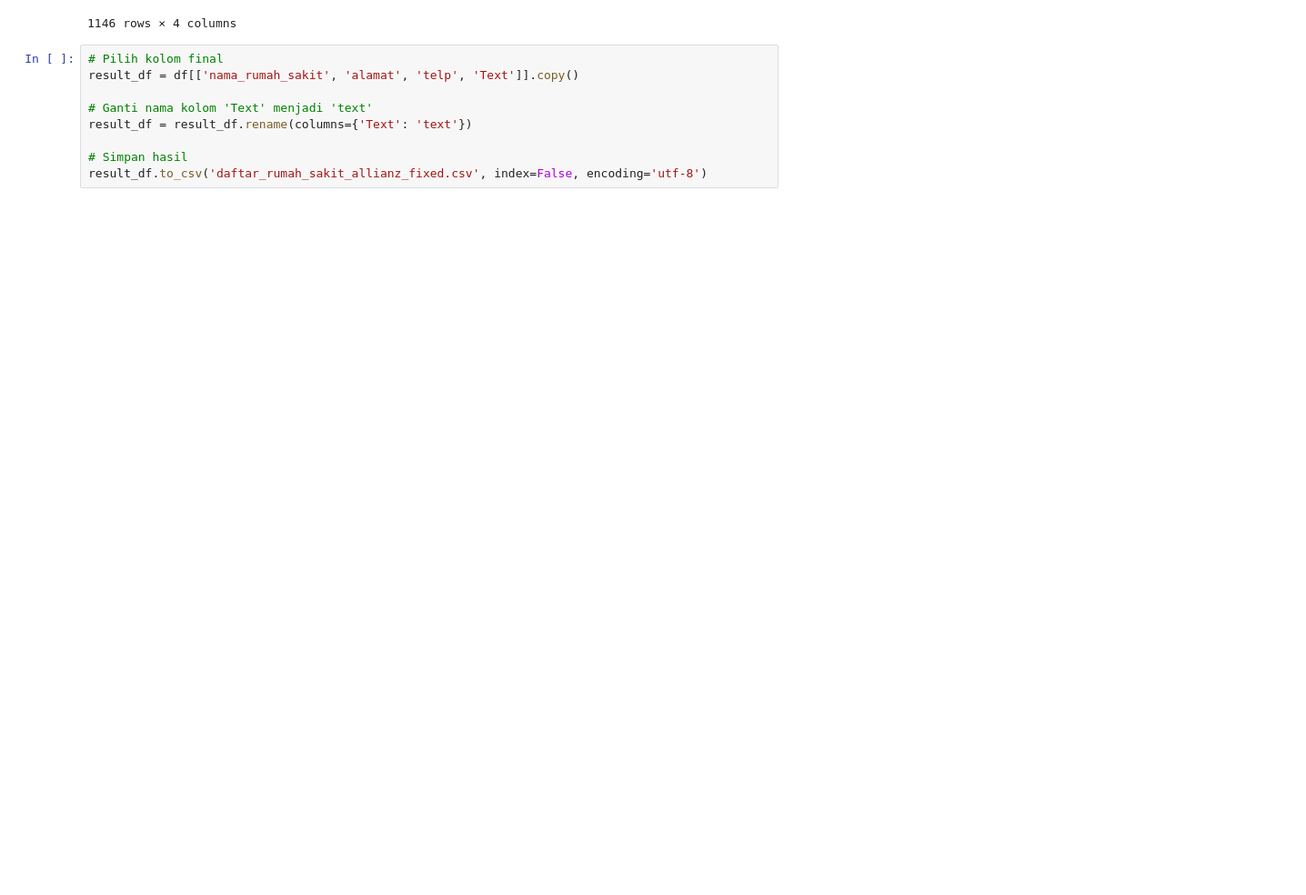
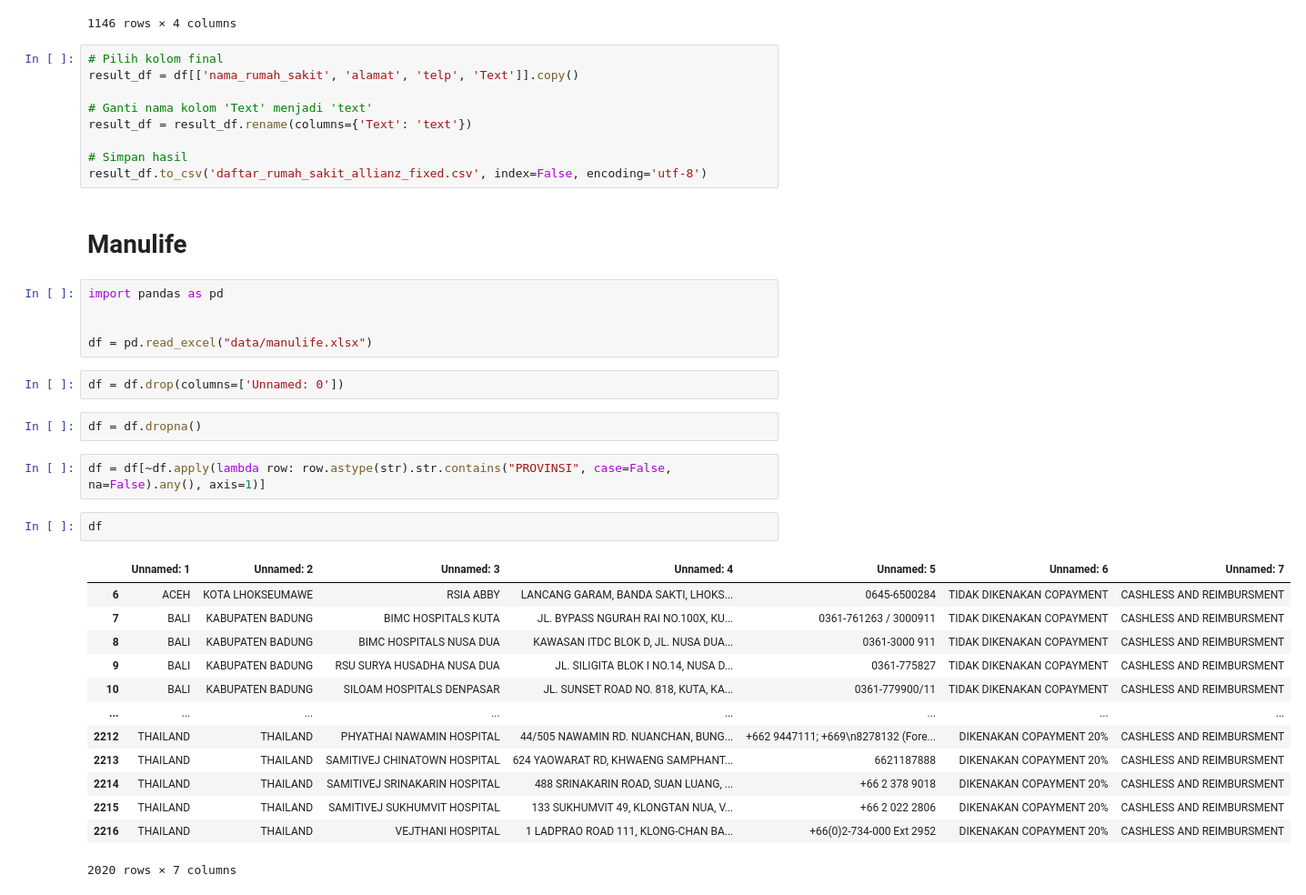
Before and after one commit to deiraaisyar/BISAcare-AI, a Jupyter notebook: daftar_rumah_sakit/xlsx/extract_xlsx_to_csv.ipynb, the cells around one changed output. Shown: that part at 91% size. Saved outputs shown, nothing was run; the diff lists cells and outputs as text; blank space fills up the shorter version.

Commit message:
Data external cleaning

```diff
--- a/daftar_rumah_sakit/xlsx/extract_xlsx_to_csv.ipynb
+++ b/daftar_rumah_sakit/xlsx/extract_xlsx_to_csv.ipynb
@@ -334,3 +336,32 @@ result_df = result_df.rename(columns={'Text': 'text'})
 
 # Simpan hasil
 result_df.to_csv('daftar_rumah_sakit_allianz_fixed.csv', index=False, encoding='utf-8')
+# %% [markdown]
+# Manulife
+# %%
+import pandas as pd
+
+
+df = pd.read_excel("data/manulife.xlsx")
+# %%
+df = df.drop(columns=['Unnamed: 0'])
+# %%
+df = df.dropna()
+# %%
+df = df[~df.apply(lambda row: row.astype(str).str.contains("PROVINSI", case=False, na=False).any(), axis=1)]
+# %%
+df
+# %% [output]
+|  | Unnamed: 1 | Unnamed: 2 | Unnamed: 3 | Unnamed: 4 | Unnamed: 5 | Unnamed: 6 | Unnamed: 7 |
+| 6 | ACEH | KOTA LHOKSEUMAWE | RSIA ABBY | LANCANG GARAM, BANDA SAKTI, LHOKS... | 0645-6500284 | TIDAK DIKENAKAN COPAYMENT | CASHLESS AND REIMBURSMENT |
+| 7 | BALI | KABUPATEN BADUNG | BIMC HOSPITALS KUTA | JL. BYPASS NGURAH RAI NO.100X, KU... | 0361-761263 / 3000911 | TIDAK DIKENAKAN COPAYMENT | CASHLESS AND REIMBURSMENT |
+| 8 | BALI | KABUPATEN BADUNG | BIMC HOSPITALS NUSA DUA | KAWASAN ITDC BLOK D, JL. NUSA DUA... | 0361-3000 911 | TIDAK DIKENAKAN COPAYMENT | CASHLESS AND REIMBURSMENT |
+| 9 | BALI | KABUPATEN BADUNG | RSU SURYA HUSADHA NUSA DUA | JL. SILIGITA BLOK I NO.14, NUSA D... | 0361-775827 | TIDAK DIKENAKAN COPAYMENT | CASHLESS AND REIMBURSMENT |
+| 10 | BALI | KABUPATEN BADUNG | SILOAM HOSPITALS DENPASAR | JL. SUNSET ROAD NO. 818, KUTA, KA... | 0361-779900/11 | TIDAK DIKENAKAN COPAYMENT | CASHLESS AND REIMBURSMENT |
+| ... | ... | ... | ... | ... | ... | ... | ... |
+| 2212 | THAILAND | THAILAND | PHYATHAI NAWAMIN HOSPITAL | 44/505 NAWAMIN RD. NUANCHAN, BUNG... | +662 9447111; +669\n8278132 (Fore... | DIKENAKAN COPAYMENT 20% | CASHLESS AND REIMBURSMENT |
+| 2213 | THAILAND | THAILAND | SAMITIVEJ CHINATOWN HOSPITAL | 624 YAOWARAT RD, KHWAENG SAMPHANT... | 6621187888 | DIKENAKAN COPAYMENT 20% | CASHLESS AND REIMBURSMENT |
+| 2214 | THAILAND | THAILAND | SAMITIVEJ SRINAKARIN HOSPITAL | 488 SRINAKARIN ROAD, SUAN LUANG, ... | +66 2 378 9018 | DIKENAKAN COPAYMENT 20% | CASHLESS AND REIMBURSMENT |
+| 2215 | THAILAND | THAILAND | SAMITIVEJ SUKHUMVIT HOSPITAL | 133 SUKHUMVIT 49, KLONGTAN NUA, V... | +66 2 022 2806 | DIKENAKAN COPAYMENT 20% | CASHLESS AND REIMBURSMENT |
+| 2216 | THAILAND | THAILAND | VEJTHANI HOSPITAL | 1 LADPRAO ROAD 111, KLONG-CHAN BA... | +66(0)2-734-000 Ext 2952 | DIKENAKAN COPAYMENT 20% | CASHLESS AND REIMBURSMENT |
+2020 rows × 7 columns
```
Also changed, not shown: parts of 31 cells of this notebook, 17 other files.
